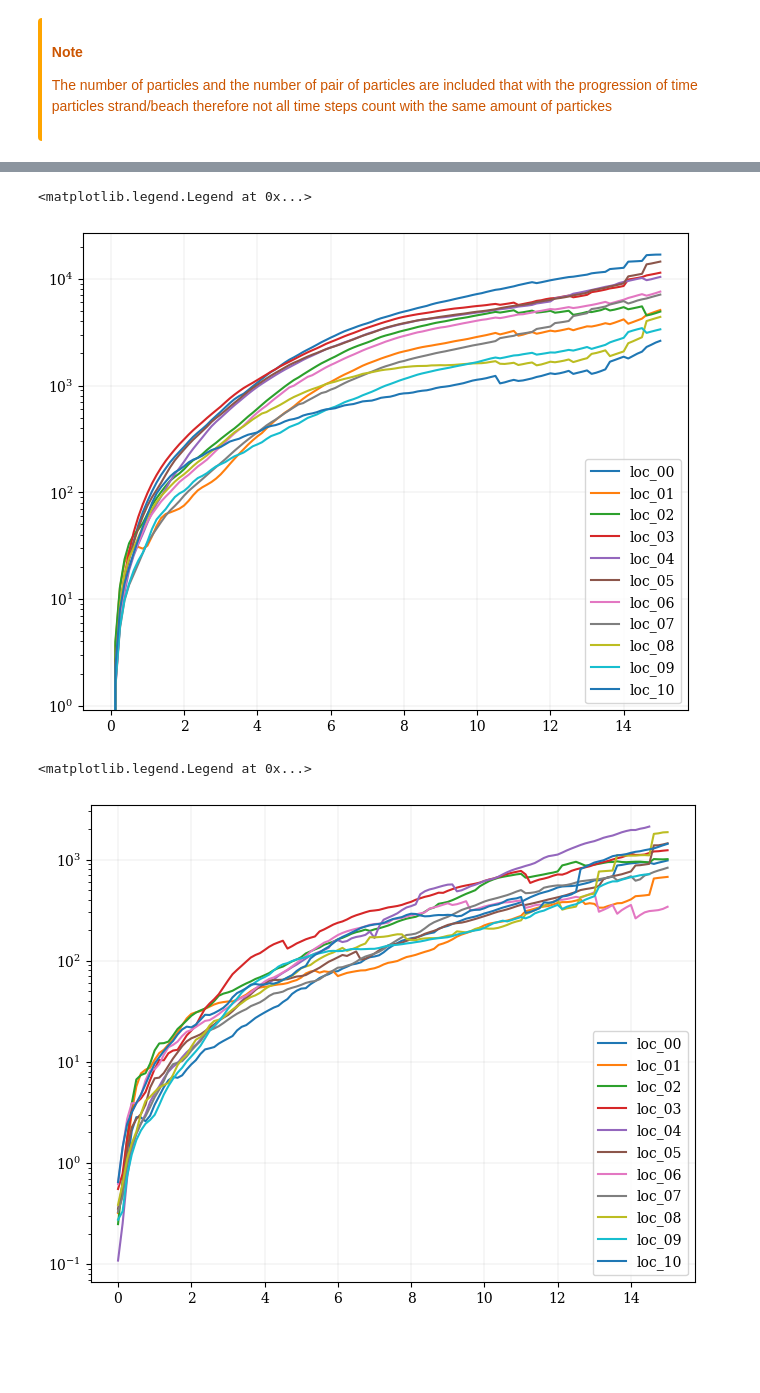
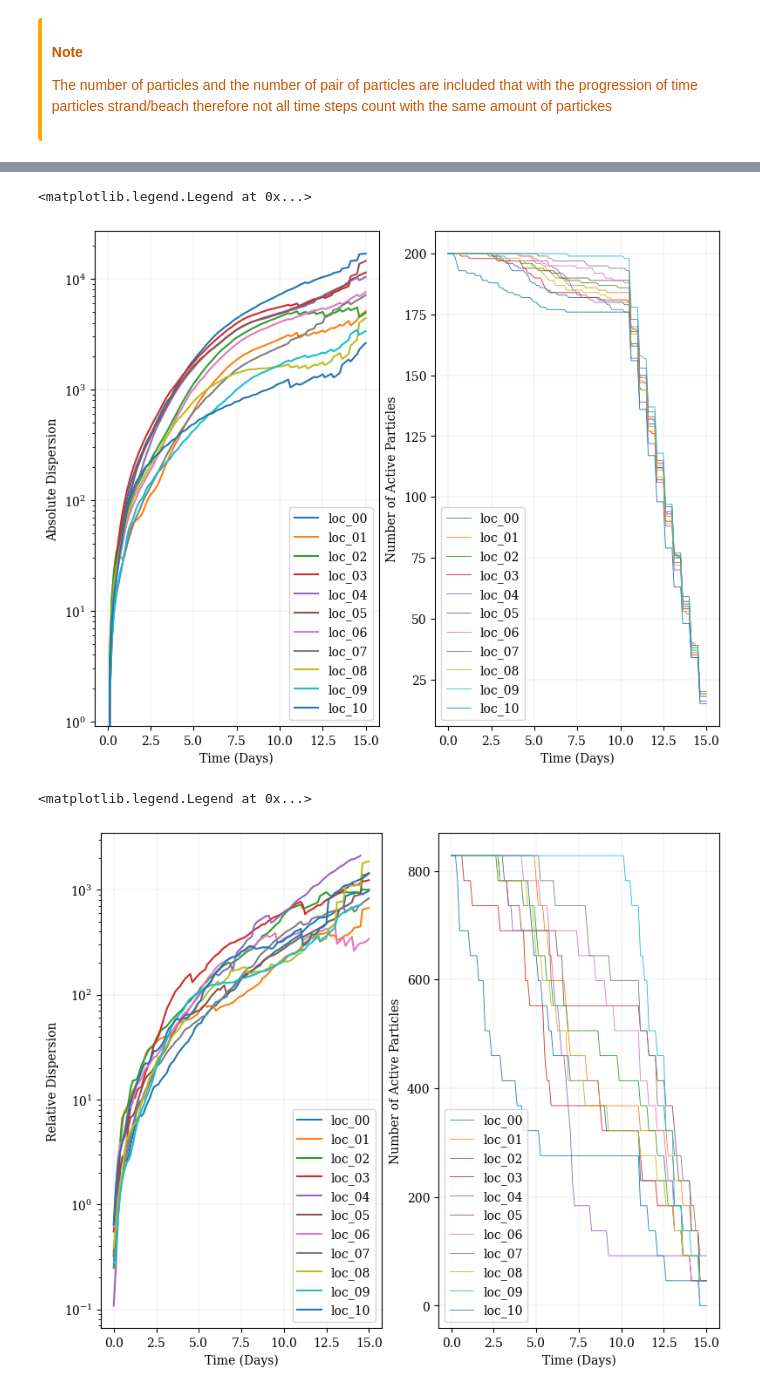
Before and after one commit to MireyaMMO/Lagrangian_Analyses, a Jupyter notebook: notebooks/04_dispersion_statistics.ipynb, the cells around one changed output, grey strips where cells are left out. Cells and saved outputs as stored; diff of their text form; code cells hidden in the pictures; blank space fills up the shorter version.

```diff
--- a/notebooks/04_dispersion_statistics.ipynb
+++ b/notebooks/04_dispersion_statistics.ipynb
@@ -282,3 +282,8 @@ The number of particles and the number of pair of particles are included that wi
 <p style='margin-bottom:1em; margin-right:1em; text-align:right; font-family:Georgia'>
 </p></span>
 </div>
+# %%
+rel_dispersion_dict = pickle.load(open(f"{outdir}/RD_{id}.p", "rb"))
+
+for location, items in rel_dispersion_dict.items():
+    print(items.keys())
@@ -293,46 +310,68 @@ plt.rcParams["font.serif"] = ["Times New Roman"]
 
 abs_dispersion_dict = pickle.load(open(f"{outdir}/AD_{id}.p", "rb"))
 
-fig = plt.figure(figsize=(7.8, 6.2))
-ax = fig.add_subplot(1, 1, 1)
+fig = plt.figure(figsize=(7.8, 6.2), constrained_layout=True)
+ax = fig.add_subplot(1, 2, 1)
 
 for location, items in abs_dispersion_dict.items():
     x = items["time_step"]
     y = items["AD_t"]
     ax.plot(x / 86400, y, label=location)
 
-# ax.set_ylabel("Particles Settled")
-# ax.set_xlabel("Distance from release")
+ax.set_ylabel("Absolute Dispersion")
+ax.set_xlabel("Time (Days)")
 ax.set_yscale("log")
 ax.grid(axis="both", which="major", color="k", linestyle="-", linewidth=0.05)
 ax.legend()
+
+ax2 = fig.add_subplot(1, 2, 2)
+for location, items in abs_dispersion_dict.items():
+    x = items["time_step"]
+    y = items["Number_of_Particles"]
+    ax2.plot(x / 86400, y, lw=0.6, label=location)
+
+ax2.set_ylabel("Number of Active Particles")
+ax2.set_xlabel("Time (Days)")
+ax2.grid(axis="both", which="major", color="k", linestyle="-", linewidth=0.05)
+ax2.legend()
 # %% [output]
 <matplotlib.legend.Legend at 0x...>
-[figure, old version]
+[figure, new version]
 # %%
 import pickle
 from Lagrangian_Analyses.utils import *
 import matplotlib.pyplot as plt
 import matplotlib as mpl
 
 plt.rcParams["font.family"] = "DeJavu Serif"
 plt.rcParams["font.serif"] = ["Times New Roman"]
 
 rel_dispersion_dict = pickle.load(open(f"{outdir}/RD_{id}.p", "rb"))
 
-fig = plt.figure(figsize=(7.8, 6.2))
-ax = fig.add_subplot(1, 1, 1)
+fig = plt.figure(figsize=(7.8, 6.2), constrained_layout=True)
+ax = fig.add_subplot(1, 2, 1)
 
 for location, items in rel_dispersion_dict.items():
     x = items["time_step"]
     y = items["RD_t"]
     ax.plot(x / 86400, y, label=location)
 
-# ax.set_ylabel("Particles Settled")
-# ax.set_xlabel("Distance from release")
+ax.set_ylabel("Relative Dispersion")
+ax.set_xlabel("Time (Days)")
 ax.set_yscale("log")
 ax.grid(axis="both", which="major", color="k", linestyle="-", linewidth=0.05)
 ax.legend()
+
+ax2 = fig.add_subplot(1, 2, 2)
+for location, items in rel_dispersion_dict.items():
+    x = items["time_step"]
+    y = items["Number_of_Particle_Pairs"]
+    ax2.plot(x / 86400, y, label=location, lw=0.6)
+
+ax2.set_ylabel("Number of Active Particles")
+ax2.set_xlabel("Time (Days)")
+ax2.grid(axis="both", which="major", color="k", linestyle="-", linewidth=0.05)
+ax2.legend()
 # %% [output]
 <matplotlib.legend.Legend at 0x...>
-[figure, old version]
+[figure, new version]
```
Also changed, not shown: parts of 1 cell of this notebook, 1 other file.
